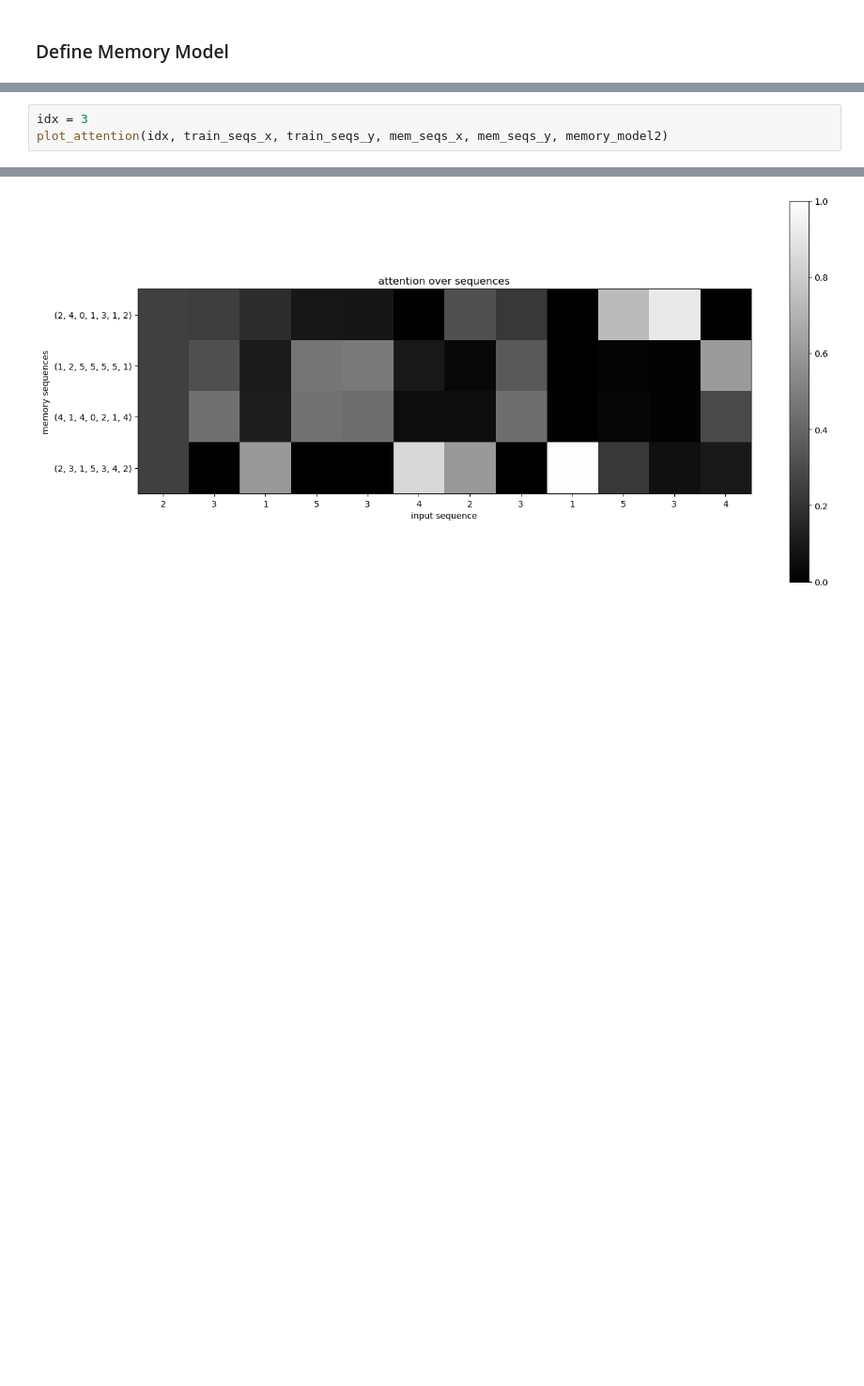
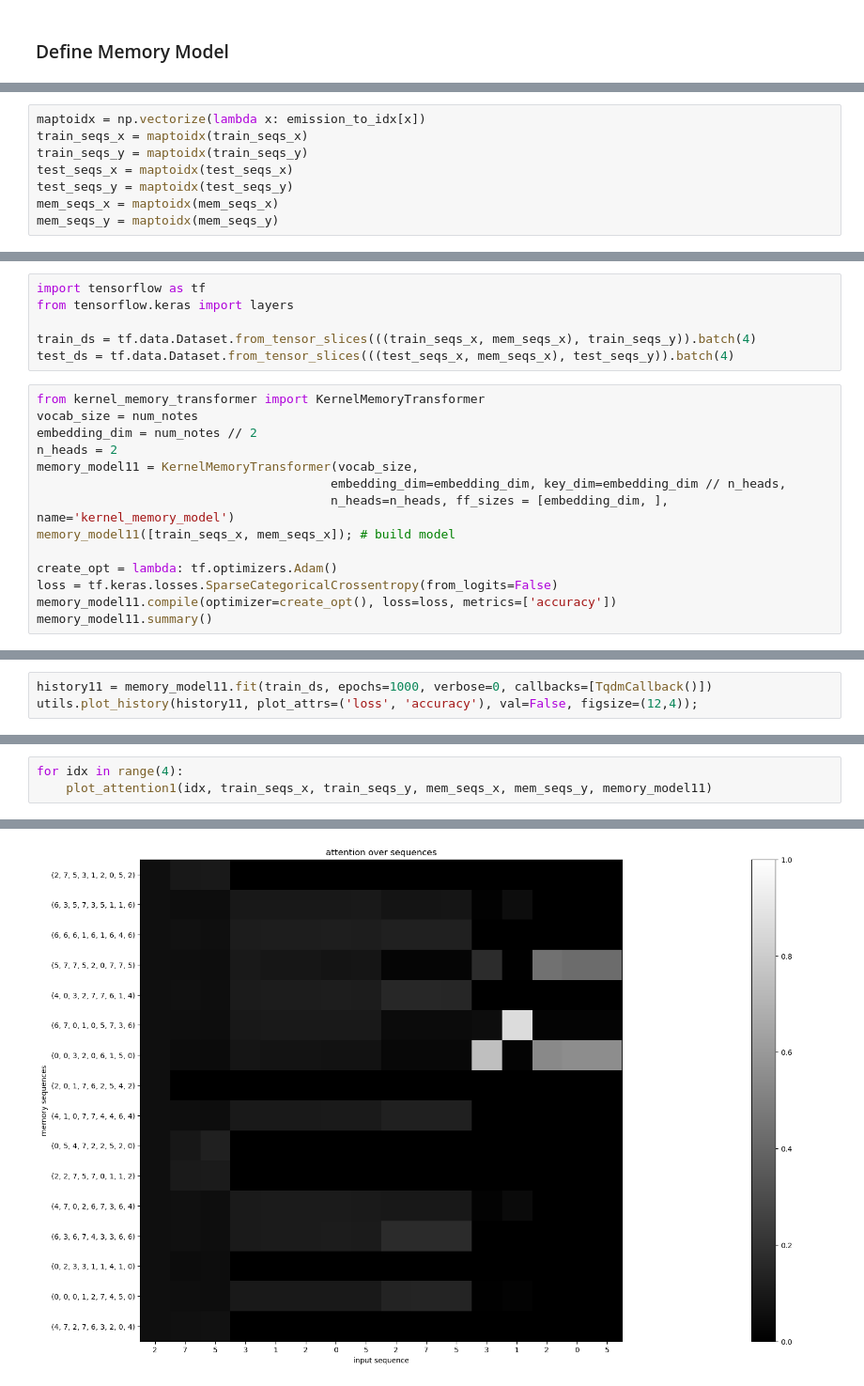
Before and after one commit to Awni00/hierarchical-attention-external-memory, a Jupyter notebook: kernel_model_experiments/hmm_music_loop_kernel_model.ipynb, the cells around one changed output, grey strips where cells are left out. Shown: that part at 94% size. Cells and saved outputs as stored; diff of their text form; blank space fills up the shorter version.

```diff
--- a/kernel_model_experiments/hmm_music_loop_kernel_model.ipynb
+++ b/kernel_model_experiments/hmm_music_loop_kernel_model.ipynb
@@ -594,0 +628,8 @@ y: [2 5 5 5 5 1 2 5 5 5 5 1]
+# %%
+maptoidx = np.vectorize(lambda x: emission_to_idx[x])
+train_seqs_x = maptoidx(train_seqs_x)
+train_seqs_y = maptoidx(train_seqs_y)
+test_seqs_x = maptoidx(test_seqs_x)
+test_seqs_y = maptoidx(test_seqs_y)
+mem_seqs_x = maptoidx(mem_seqs_x)
+mem_seqs_y = maptoidx(mem_seqs_y)
@@ -594,0 +678,20 @@ y: [2 5 5 5 5 1 2 5 5 5 5 1]
+# %%
+import tensorflow as tf
+from tensorflow.keras import layers
+
+train_ds = tf.data.Dataset.from_tensor_slices(((train_seqs_x, mem_seqs_x), train_seqs_y)).batch(4)
+test_ds = tf.data.Dataset.from_tensor_slices(((test_seqs_x, mem_seqs_x), test_seqs_y)).batch(4)
+# %%
+from kernel_memory_transformer import KernelMemoryTransformer
+vocab_size = num_notes
+embedding_dim = num_notes // 2
+n_heads = 2
+memory_model11 = KernelMemoryTransformer(vocab_size,
+                                        embedding_dim=embedding_dim, key_dim=embedding_dim // n_heads,
+                                        n_heads=n_heads, ff_sizes = [embedding_dim, ], name='kernel_memory_model')
+memory_model11([train_seqs_x, mem_seqs_x]); # build model
+
+create_opt = lambda: tf.optimizers.Adam()
+loss = tf.keras.losses.SparseCategoricalCrossentropy(from_logits=False)
+memory_model11.compile(optimizer=create_opt(), loss=loss, metrics=['accuracy'])
+memory_model11.summary()
@@ -594,0 +716,3 @@ y: [2 5 5 5 5 1 2 5 5 5 5 1]
+# %%
+history11 = memory_model11.fit(train_ds, epochs=1000, verbose=0, callbacks=[TqdmCallback()])
+utils.plot_history(history11, plot_attrs=('loss', 'accuracy'), val=False, figsize=(12,4));
@@ -595,4 +736,4 @@ y: [2 5 5 5 5 1 2 5 5 5 5 1]
 # %%
-idx = 3
-plot_attention(idx, train_seqs_x, train_seqs_y, mem_seqs_x, mem_seqs_y, memory_model2)
+for idx in range(4):
+    plot_attention1(idx, train_seqs_x, train_seqs_y, mem_seqs_x, mem_seqs_y, memory_model11)
 # %% [output]
@@ -603 +760 @@ y: [3 1 5 3 4 2 3 1 5 3 4 2]
-[figure, old version]
+[figure, new version]
```
Also changed, not shown: parts of 54 cells of this notebook, 3 other files.
